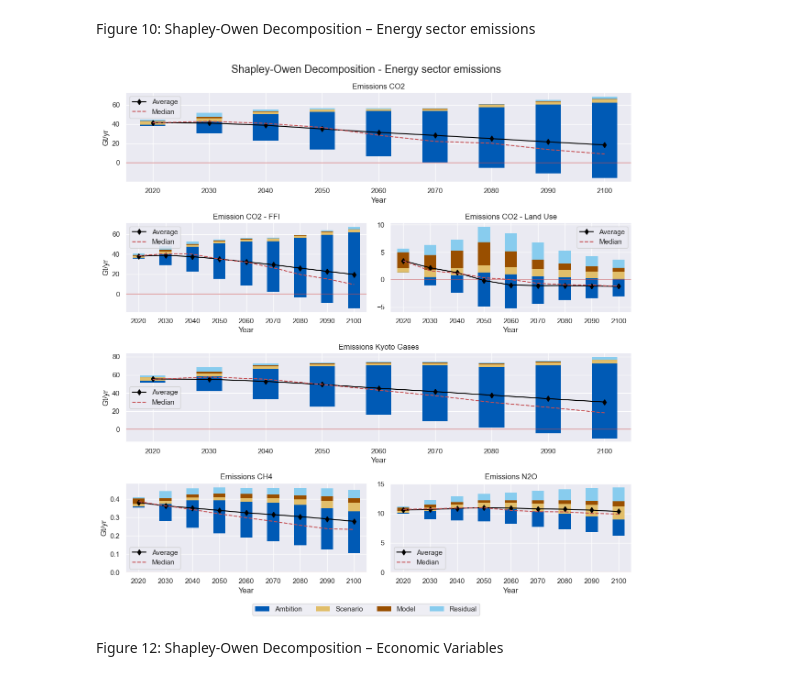
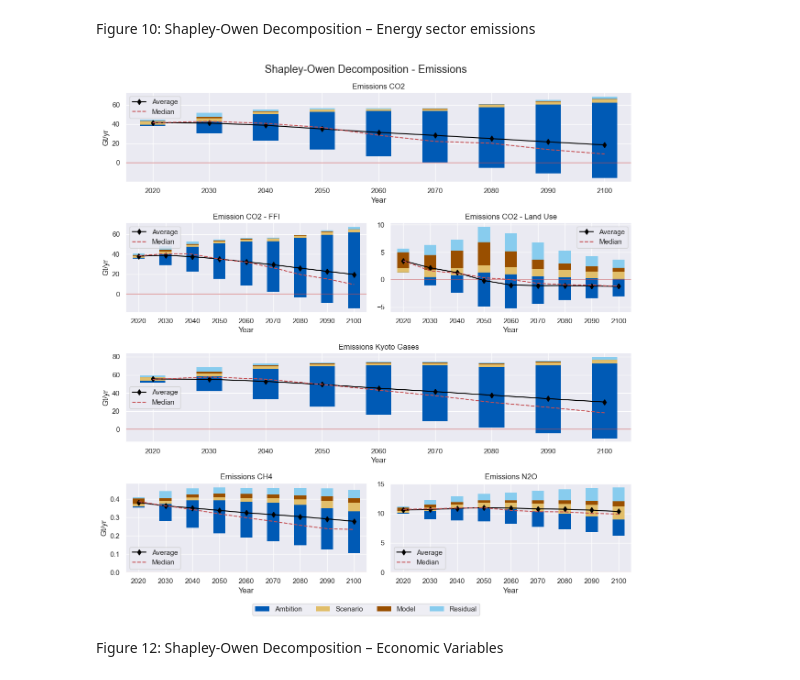
Before and after one commit to AlKhourdajie/SSPs_decomposition, a Jupyter notebook: 02_decomposition_analysis_figures/02_ssps_regressions_shapley_owen_figures.ipynb, the cells around one changed output. Drawn from its saved outputs; the diff is of its cells as text; code cells hidden in the pictures.

Commit message:
Finalise Figures

```diff
--- a/02_decomposition_analysis_figures/02_ssps_regressions_shapley_owen_figures.ipynb
+++ b/02_decomposition_analysis_figures/02_ssps_regressions_shapley_owen_figures.ipynb
@@ -2893,36 +2893,36 @@ ax6.axhline(0,color="r", alpha = 0.5, linestyle = "-")
 data.query('Variable == @variable')\
     [['Average']].\
     plot(
         kind='line',
         marker = 'd',
         color='black',
         ax=ax6,
         )
 
 # The line plot for the Median
 data.query('Variable == @variable')\
     [['Median']].\
     plot(
         kind='line',
         linestyle='--',
         color='r',
         ax=ax6,
         )
 
 # -------------------
 # Overall plot params
 # -------------------
 
-fig.suptitle('Shapley-Owen Decomposition - Energy sector emissions')
+fig.suptitle('Shapley-Owen Decomposition - Emissions')
 fig.tight_layout()
 plt.show()
 
 warnings.filterwarnings('ignore')
 
 # Save the plot as Figure 10
-fig.savefig('Figure_10.png')
+fig.savefig('Figure_10.png', bbox_inches='tight')
 # %% [output]
-[figure, old version]
+[figure, new version]
 # %% [markdown]
 Figure 12: Shapley-Owen Decomposition – Economic Variables
 # %%
```
Also changed, not shown: parts of 7 cells of this notebook, 8 other files.
